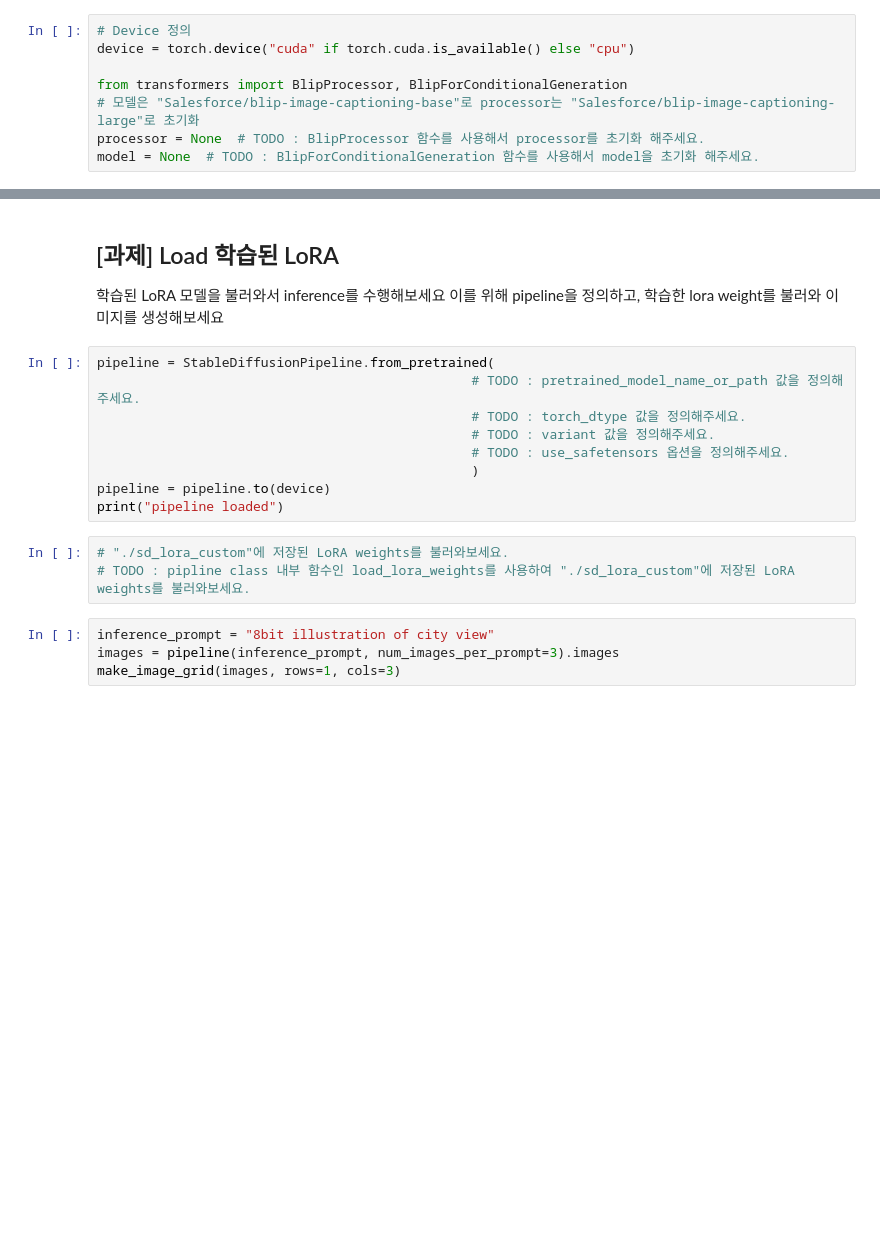
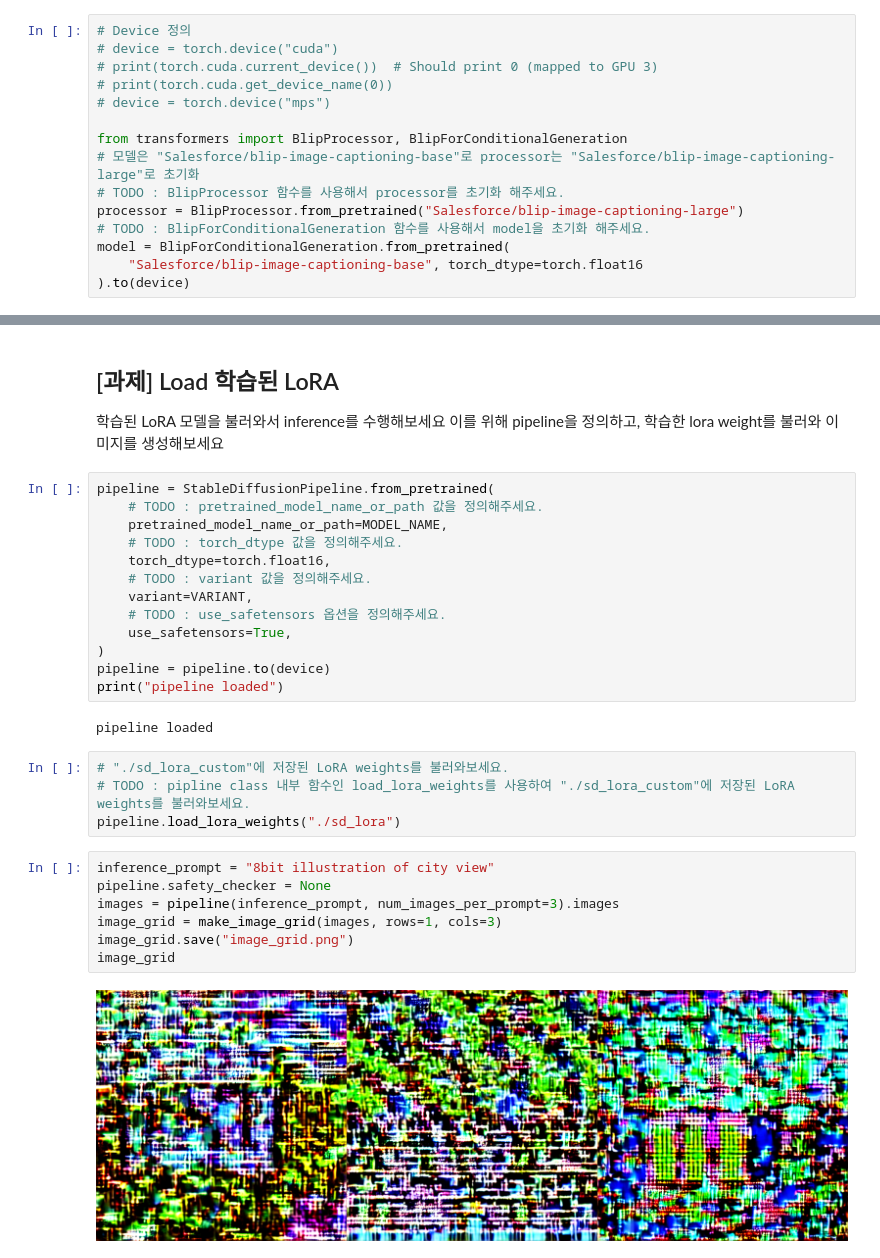
Before and after one commit to Huch0/Deep_Learning_Programming, a Jupyter notebook: Labs/Lab9-Stable Diffusion Customizing/LAB 9_ Stable diffusion customizing.ipynb, the cells around one changed output, grey strips where cells are left out. Drawn from its saved outputs; the diff is of its cells as text; blank space fills up the shorter version.

```diff
--- a/Labs/Lab9-Stable Diffusion Customizing/LAB 9_ Stable diffusion customizing.ipynb
+++ b/Labs/Lab9-Stable Diffusion Customizing/LAB 9_ Stable diffusion customizing.ipynb
@@ -147,11 +215,18 @@ LoRA 학습을 위해서는 이미지와 함께 이미지에 대한 설명을
 # %%
 # Device 정의
-device = torch.device("cuda" if torch.cuda.is_available() else "cpu")
+# device = torch.device("cuda")
+# print(torch.cuda.current_device())  # Should print 0 (mapped to GPU 3)
+# print(torch.cuda.get_device_name(0))
+# device = torch.device("mps")
 
 from transformers import BlipProcessor, BlipForConditionalGeneration
 # 모델은 "Salesforce/blip-image-captioning-base"로 processor는 "Salesforce/blip-image-captioning-large"로 초기화
-processor = None  # TODO : BlipProcessor 함수를 사용해서 processor를 초기화 해주세요.
-model = None  # TODO : BlipForConditionalGeneration 함수를 사용해서 model을 초기화 해주세요.
+# TODO : BlipProcessor 함수를 사용해서 processor를 초기화 해주세요.
+processor = BlipProcessor.from_pretrained("Salesforce/blip-image-captioning-large")
+# TODO : BlipForConditionalGeneration 함수를 사용해서 model을 초기화 해주세요.
+model = BlipForConditionalGeneration.from_pretrained(
+    "Salesforce/blip-image-captioning-base", torch_dtype=torch.float16
+).to(device)
 # %% [markdown]
 모델 정의가 완료되었다면, 예시 이미지로 캡션을 생성해 보세요
 # %%
@@ -790,17 +890,29 @@ accelerate.notebook_launcher(training_function, args=(custom_dataset, unet, vae,
 이를 위해 pipeline을 정의하고, 학습한 lora weight를 불러와 이미지를 생성해보세요
 # %%
 pipeline = StableDiffusionPipeline.from_pretrained(
-                                                # TODO : pretrained_model_name_or_path 값을 정의해주세요.
-                                                # TODO : torch_dtype 값을 정의해주세요.
-                                                # TODO : variant 값을 정의해주세요.
-                                                # TODO : use_safetensors 옵션을 정의해주세요.
-                                                )
+    # TODO : pretrained_model_name_or_path 값을 정의해주세요.
+    pretrained_model_name_or_path=MODEL_NAME,
+    # TODO : torch_dtype 값을 정의해주세요.
+    torch_dtype=torch.float16,
+    # TODO : variant 값을 정의해주세요.
+    variant=VARIANT,
+    # TODO : use_safetensors 옵션을 정의해주세요.
+    use_safetensors=True,
+)
 pipeline = pipeline.to(device)
 print("pipeline loaded")
+# %% [output]
+pipeline loaded
 # %%
 # "./sd_lora_custom"에 저장된 LoRA weights를 불러와보세요.
 # TODO : pipline class 내부 함수인 load_lora_weights를 사용하여 "./sd_lora_custom"에 저장된 LoRA weights를 불러와보세요.
+pipeline.load_lora_weights("./sd_lora")
 # %%
 inference_prompt = "8bit illustration of city view"
+pipeline.safety_checker = None
 images = pipeline(inference_prompt, num_images_per_prompt=3).images
-make_image_grid(images, rows=1, cols=3)
+image_grid = make_image_grid(images, rows=1, cols=3)
+image_grid.save("image_grid.png")
+image_grid
+# %% [output]
+[figure, added]
```
Also changed, not shown: parts of 14 cells of this notebook, 2 other files.
